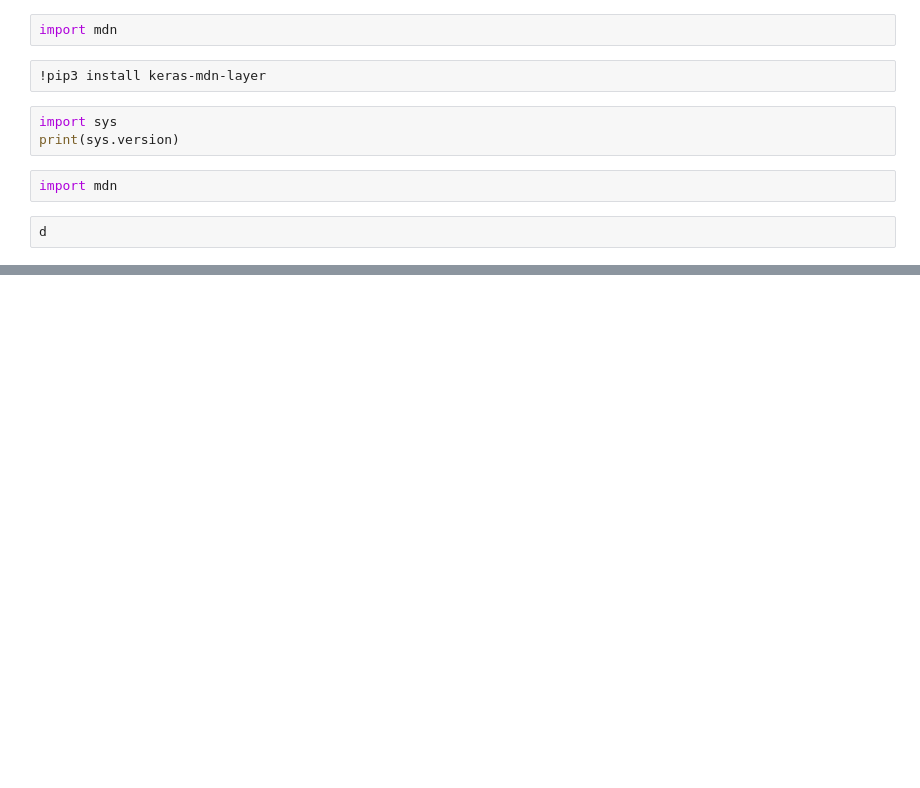
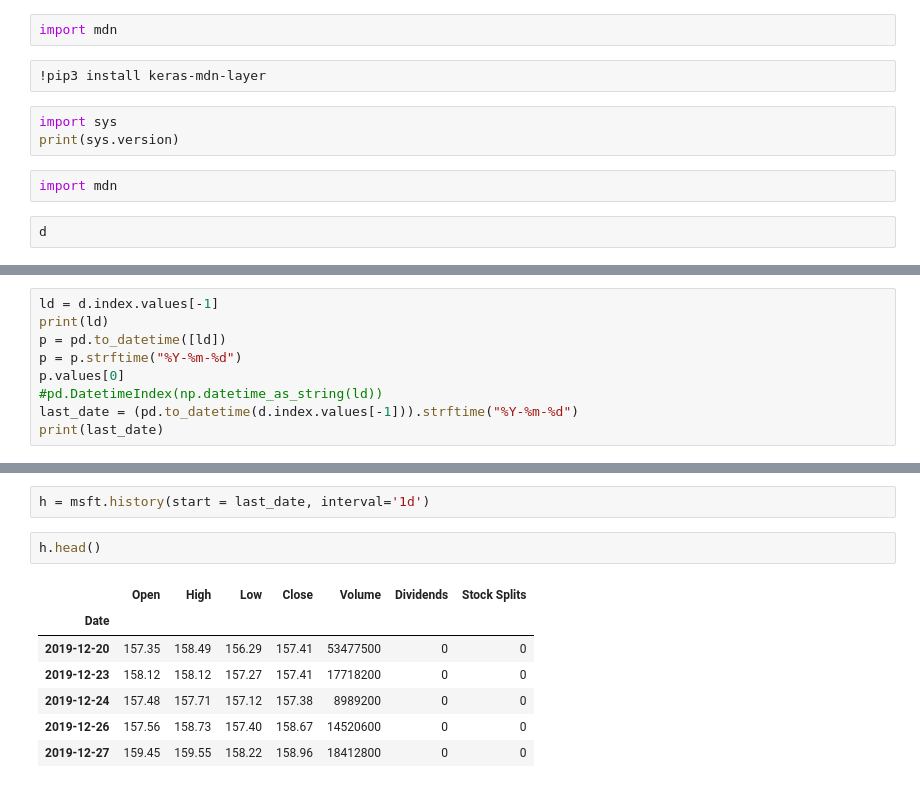
Before and after one commit to armenabnousi/smartr, a Jupyter notebook: smartr.ipynb, the cells around one changed output, grey strips where cells are left out. Cells and saved outputs as stored; diff of their text form; blank space fills up the shorter version.

```diff
--- a/smartr.ipynb
+++ b/smartr.ipynb
@@ -867,0 +1160,9 @@ d
+# %%
+ld = d.index.values[-1]
+print(ld)
+p = pd.to_datetime([ld])
+p = p.strftime("%Y-%m-%d")
+p.values[0]
+#pd.DatetimeIndex(np.datetime_as_string(ld))
+last_date = (pd.to_datetime(d.index.values[-1])).strftime("%Y-%m-%d")
+print(last_date)
@@ -867,0 +1172,12 @@ d
+# %%
+h = msft.history(start = last_date, interval='1d')
+# %%
+h.head()
+# %% [output]
+|  | Open | High | Low | Close | Volume | Dividends | Stock Splits |
+| Date |  |  |  |  |  |  |  |
+| 2019-12-20 | 157.35 | 158.49 | 156.29 | 157.41 | 53477500 | 0 | 0 |
+| 2019-12-23 | 158.12 | 158.12 | 157.27 | 157.41 | 17718200 | 0 | 0 |
+| 2019-12-24 | 157.48 | 157.71 | 157.12 | 157.38 | 8989200 | 0 | 0 |
+| 2019-12-26 | 157.56 | 158.73 | 157.40 | 158.67 | 14520600 | 0 | 0 |
+| 2019-12-27 | 159.45 | 159.55 | 158.22 | 158.96 | 18412800 | 0 | 0 |
```
Also changed, not shown: parts of 49 cells of this notebook, 1 other file.
